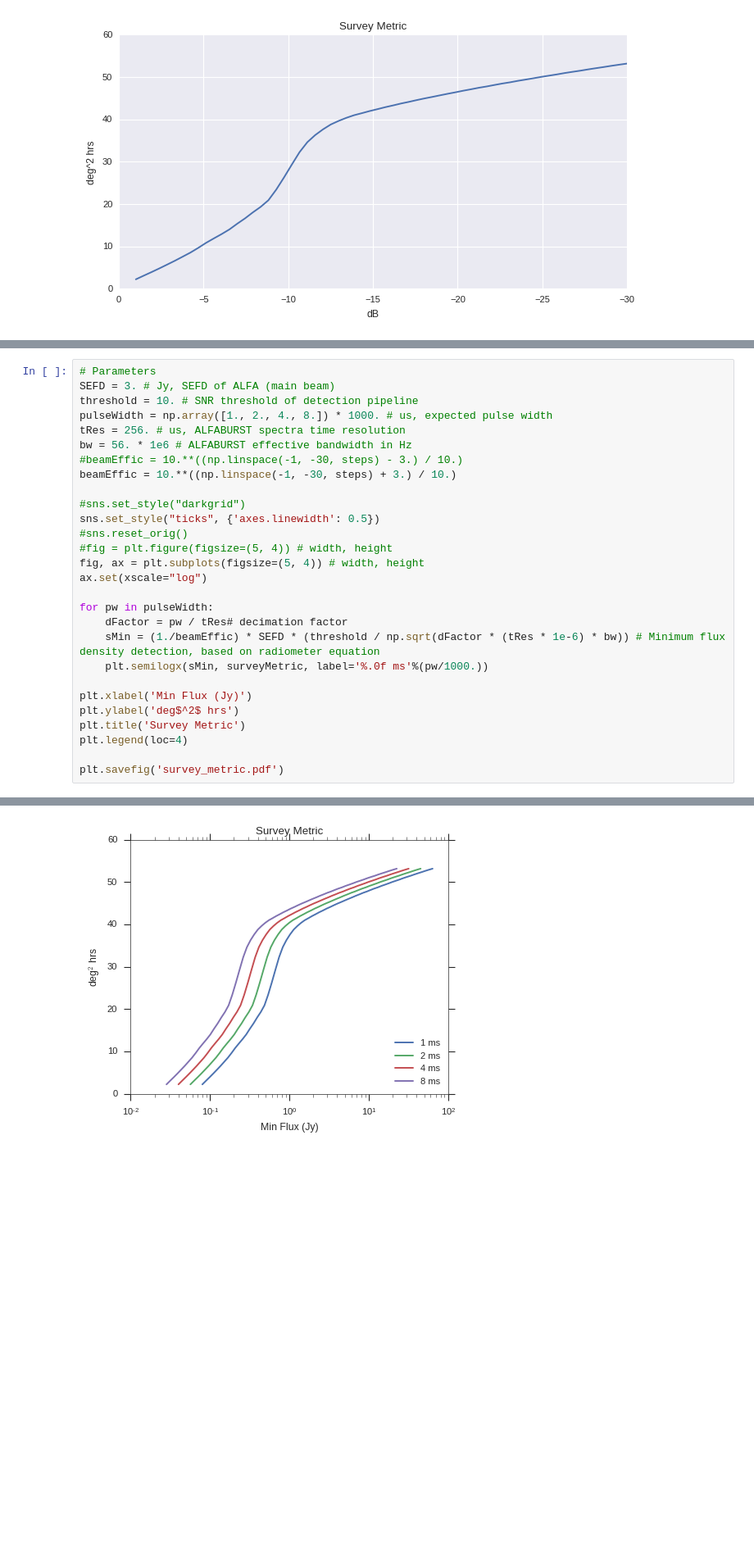
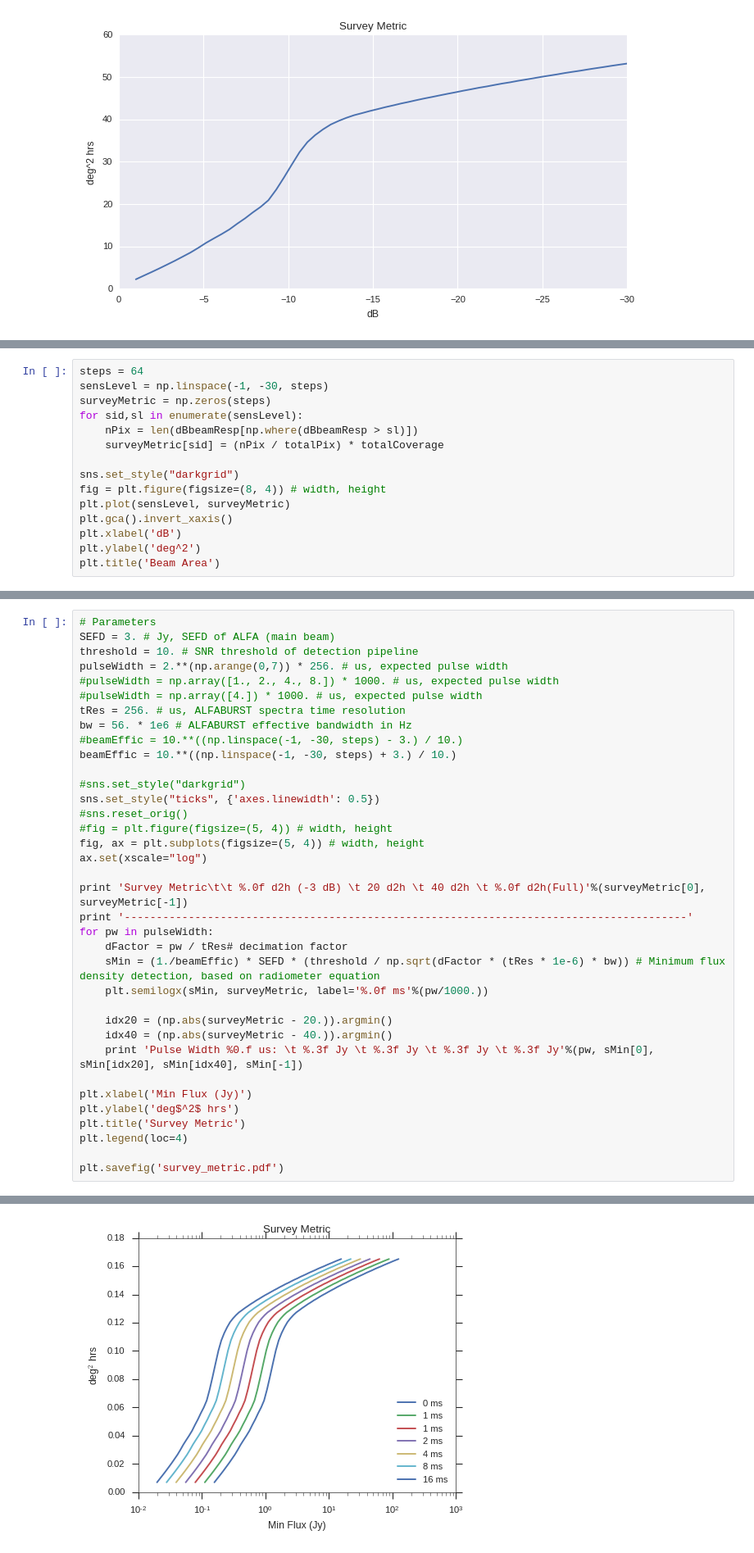
Before and after one commit to griffinfoster/alfaburst-initial-survey, a Jupyter notebook: notebooks/ALFA_Beam_Response.ipynb, the cells around one changed output, grey strips where cells are left out. Shown: that part at 82% size. Saved outputs shown, nothing was run; the diff lists cells and outputs as text; blank space fills up the shorter version.

Commit message:
updated figures and text

```diff
--- a/notebooks/ALFA_Beam_Response.ipynb
+++ b/notebooks/ALFA_Beam_Response.ipynb
@@ -321,0 +327,15 @@ plt.title('Survey Metric')
+# %%
+steps = 64
+sensLevel = np.linspace(-1, -30, steps)
+surveyMetric = np.zeros(steps)
+for sid,sl in enumerate(sensLevel):
+    nPix = len(dBbeamResp[np.where(dBbeamResp > sl)])
+    surveyMetric[sid] = (nPix / totalPix) * totalCoverage
+
+sns.set_style("darkgrid")
+fig = plt.figure(figsize=(8, 4)) # width, height
+plt.plot(sensLevel, surveyMetric)
+plt.gca().invert_xaxis()
+plt.xlabel('dB')
+plt.ylabel('deg^2')
+plt.title('Beam Area')
@@ -335,7 +358,9 @@ The survey metric for 4 ms pulses based on the minimum detection threshold is:
 # Parameters
 SEFD = 3. # Jy, SEFD of ALFA (main beam)
 threshold = 10. # SNR threshold of detection pipeline
-pulseWidth = np.array([1., 2., 4., 8.]) * 1000. # us, expected pulse width
+pulseWidth = 2.**(np.arange(0,7)) * 256. # us, expected pulse width
+#pulseWidth = np.array([1., 2., 4., 8.]) * 1000. # us, expected pulse width
+#pulseWidth = np.array([4.]) * 1000. # us, expected pulse width
 tRes = 256. # us, ALFABURST spectra time resolution
 bw = 56. * 1e6 # ALFABURST effective bandwidth in Hz
 #beamEffic = 10.**((np.linspace(-1, -30, steps) - 3.) / 10.)
@@ -348,10 +373,16 @@ sns.set_style("ticks", {'axes.linewidth': 0.5})
 fig, ax = plt.subplots(figsize=(5, 4)) # width, height
 ax.set(xscale="log")
 
+print 'Survey Metric\t\t %.0f d2h (-3 dB) \t 20 d2h \t 40 d2h \t %.0f d2h(Full)'%(surveyMetric[0], surveyMetric[-1])
+print '----------------------------------------------------------------------------------------'
 for pw in pulseWidth:
     dFactor = pw / tRes# decimation factor
     sMin = (1./beamEffic) * SEFD * (threshold / np.sqrt(dFactor * (tRes * 1e-6) * bw)) # Minimum flux density detection, based on radiometer equation
     plt.semilogx(sMin, surveyMetric, label='%.0f ms'%(pw/1000.))
+
+    idx20 = (np.abs(surveyMetric - 20.)).argmin()
+    idx40 = (np.abs(surveyMetric - 40.)).argmin()
+    print 'Pulse Width %0.f us: \t %.3f Jy \t %.3f Jy \t %.3f Jy \t %.3f Jy'%(pw, sMin[0], sMin[idx20], sMin[idx40], sMin[-1])
 
 plt.xlabel('Min Flux (Jy)')
 plt.ylabel('deg$^2$ hrs')
@@ -363 +403 @@ plt.savefig('survey_metric.pdf')
-[figure, old version]
+[figure, new version]
```
Also changed, not shown: parts of 8 cells of this notebook.
